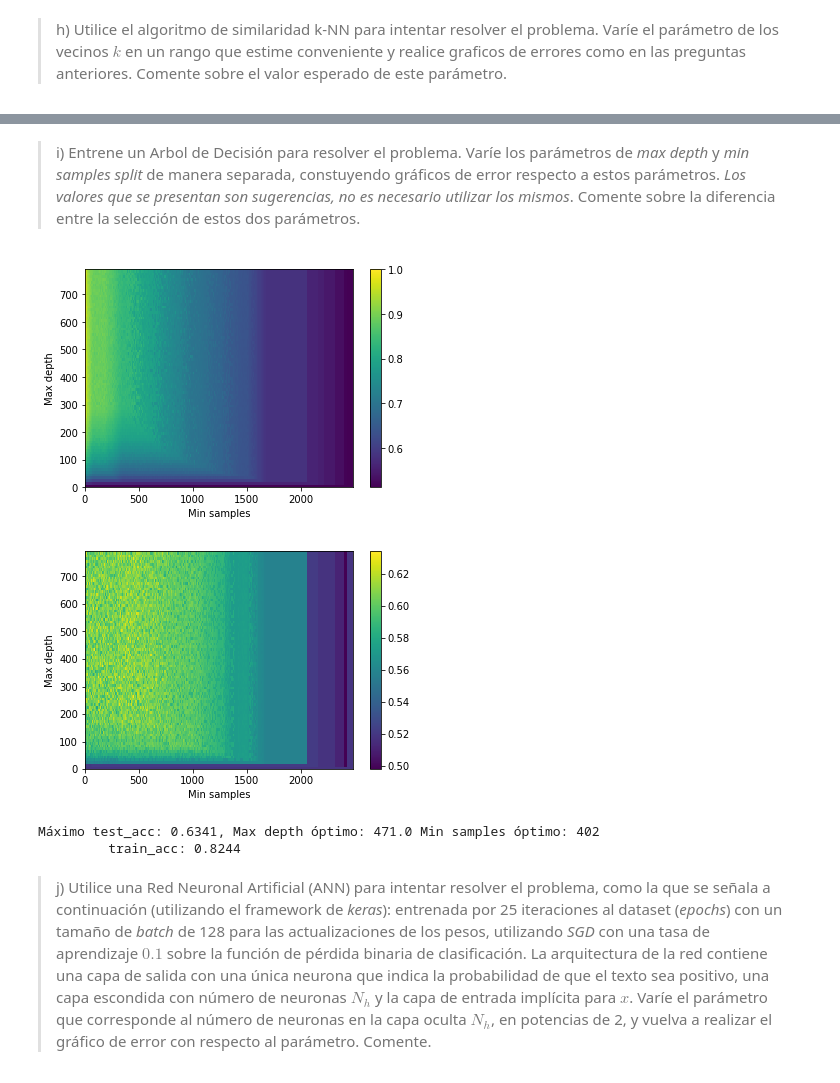
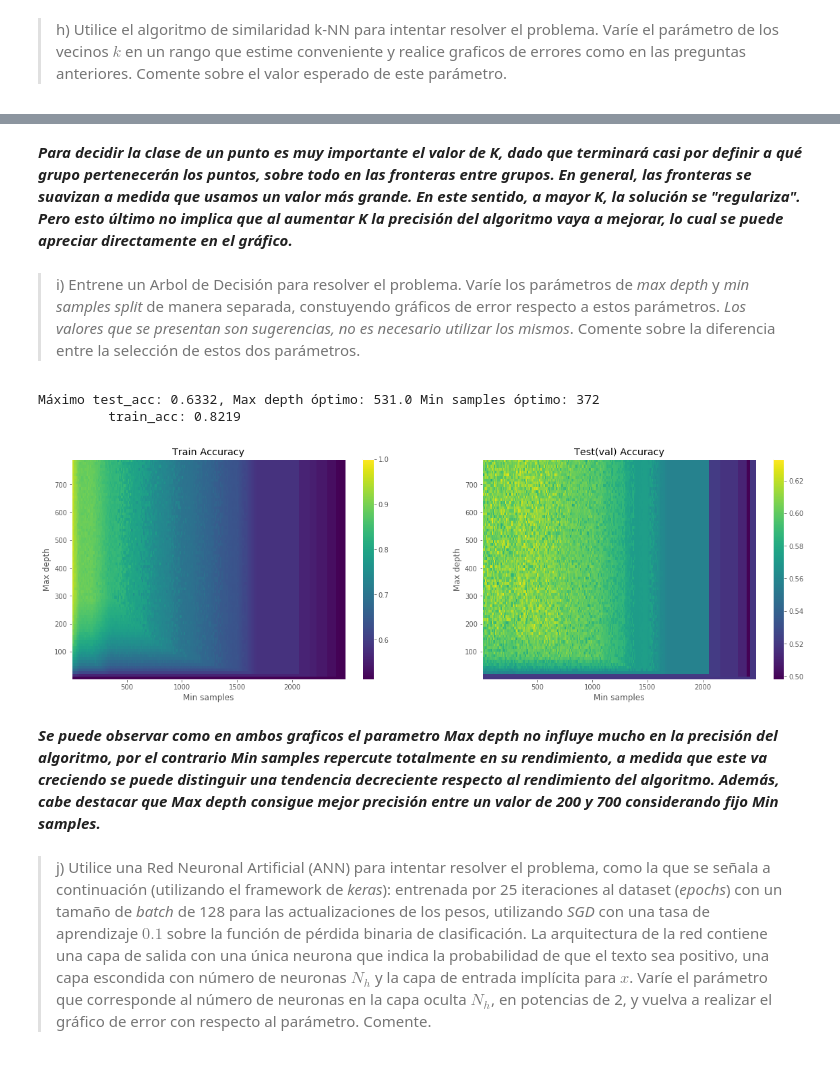
Before and after one commit to Shiroko7/INF-393-Tarea-2, a Jupyter notebook: Tarea_2_parte1.ipynb, the cells around one changed output, grey strips where cells are left out. Drawn from its saved outputs; the diff is of its cells as text; code cells hidden in the pictures.

```diff
--- a/Tarea_2_parte1.ipynb
+++ b/Tarea_2_parte1.ipynb
@@ -36,25 +36,30 @@ labels_test = df_test.Sentiment.values
 >a) Describa los datos trabajados, como la cantidad de datos en cada conjunto, largo de los textos, la cantidad de ejemplo por cada clase, o alguna otra forma que piense que pueda ser útil para comprender el problema trabajado.
 # %%
 #train df
-
-print("Data frame: train_data.csv")
-print("Shape: " + str(df_train.shape))
-print("El dataframe train tiene 3554 ejemplos distrubidos en 2 clases.")
+print("Data frame: train_data.csv\n")
+print(df_train.describe())
+print()
+print(df_train.keys())
+print("\nShape: " + str(df_train.shape))
+print("\nPodemos observar que la data posee 3554 datos y que se distribuye entre dos columnas: 'Sentiment' que tiene 2 clases,"
+      " +1 si el comentario es calificado como positivo y 0 como negativo, y 'Text' que corresponde al texto expuesto"
+      " en el comentario.\n")
 
 a = df_train[df_train['Sentiment'] == 0]['Text'].shape[0]
 b = df_train[df_train['Sentiment'] == 1]['Text'].shape[0]
 c = df_train.shape[0]
 print('Distribución de clases:')
-print('\t Clase Negativa, casos: ' +str(a)+ ', porcentaje: ' + str(round(a/c*100,2)) + '%')
-print('\t Clase Positiva, casos: ' +str(b)+ ', porcentaje: ' + str(round(b/c*100,2)) + '%')
+print('\t Clase Negativa, cantidad: ' +str(a)+ ', porcentaje: ' + str(round(a/c*100,2)) + '%')
+print('\t Clase Positiva, cantidad: ' +str(b)+ ', porcentaje: ' + str(round(b/c*100,2)) + '%')
 
 
 #general
-data = [df_train_text.str.len(), df_train[df_train['Sentiment'] == 0].Text.str.len(),df_train[df_train['Sentiment'] == 1].Text.str.len()]
+data_train = [df_train[df_train['Sentiment'] == 0].Text.str.len(),df_train[df_train['Sentiment'] == 1].Text.str.len()]
 
+plt.style.use('ggplot')
 plt.figure(figsize=(10,5))
-plt.boxplot(data, labels = ["Total", "Negativo", "Positivo"])
-plt.title('Largo de los textos train_data')
+plt.boxplot(data_train, labels = ["Negativo", "Positivo"])
+plt.title('Largo de los comentarios train_data')
 plt.ylabel('Cantidad de palabras')
 plt.show()
 # %% [output]
@@ -355,5 +462,7 @@ print("\t train_acc: "+str(round(ltrain[ltest.index(max(ltest))],2)))
 Máximo test_acc: 0.6, K óptimo: 376
          train_acc: 0.64
+# %% [markdown]
+***Para decidir la clase de un punto es muy importante el valor de K, dado que terminará casi por definir a qué grupo pertenecerán los puntos, sobre todo en las fronteras entre grupos. En general, las fronteras se suavizan a medida que usamos un valor más grande. En este sentido, a mayor K, la solución se "regulariza". Pero esto último no implica que al aumentar K la precisión del algoritmo vaya a mejorar, lo cual se puede apreciar directamente en el gráfico.***
 # %% [markdown]
 > i) Entrene un Arbol de Decisión para resolver el problema. Varíe los parámetros de *max depth* y *min samples split* de manera separada, constuyendo gráficos de error respecto a estos parámetros. *Los valores que se presentan son sugerencias, no es necesario utilizar los mismos*. Comente sobre la diferencia entre la selección de estos dos parámetros.
 # %%
@@ -383,39 +492,44 @@ for i in range(Depths.shape[0]):
 # %%
 %matplotlib inline
 #test = np.asarray(zs_train,).reshape(200,200)
 #print(len(xs_train))
+
+plt.figure(figsize=(20,6))
+
+plt.subplot(121)
 plt.pcolormesh(SamplesS,Depths,ltrain)#,vmin=0, vmax=1)
 plt.title("Train Accuracy")
 plt.xlabel("Min samples")
 plt.ylabel("Max depth")
 plt.colorbar()
-plt.show()
 
+plt.subplot(122)
 plt.pcolormesh(SamplesS,Depths,ltest)#,vmin=0, vmax=1)
 plt.title("Test(val) Accuracy")
 plt.xlabel("Min samples")
 plt.ylabel("Max depth")
 plt.colorbar()
-plt.show()
 
 m = -1
 k = -1
 l = -1
 
 for i in range(Depths.shape[0]):
     for j in range(SamplesS.shape[0]):
         if ltest[i][j] > m:
             m = ltest[i][j]
             k = i
             l = j
 
 print("Máximo test_acc: "+str(round(m,4)) + ", Max depth óptimo: "+ str(round(Depths[k],4)) + " Min samples óptimo: "+ str(round(SamplesS[l],4)))
 print("\t train_acc: "+str(round(ltrain[k][l],4)))
 # %% [output]
+Máximo test_acc: 0.6332, Max depth óptimo: 531.0 Min samples óptimo: 372
+         train_acc: 0.8219
-[figure, old version]
+[figure, new version]
-[figure, removed]
-Máximo test_acc: 0.6341, Max depth óptimo: 471.0 Min samples óptimo: 402
-         train_acc: 0.8244
+# %% [markdown]
+***Se puede observar como en ambos graficos el parametro Max depth no influye mucho en la precisión del algoritmo, por el
+contrario Min samples repercute totalmente en su rendimiento, a medida que este va creciendo se puede distinguir una tendencia decreciente respecto al rendimiento del algoritmo. Además, cabe destacar que Max depth consigue mejor precisión entre un valor de 200 y 700 considerando fijo Min samples.***
 # %% [markdown]
 > j) Utilice una Red Neuronal Artificial (ANN) para intentar resolver el problema, como la que se señala a continuación (utilizando el framework de *keras*): entrenada por 25 iteraciones al dataset (*epochs*) con un tamaño de *batch* de 128 para las actualizaciones de los pesos, utilizando *SGD* con una tasa de aprendizaje $0.1$ sobre la función de pérdida binaria de clasificación. La arquitectura de la red contiene una capa de salida con una única neurona que indica la probabilidad de que el texto sea positivo, una capa escondida con número de neuronas $N_h$ y la capa de entrada implícita para $x$. Varíe el parámetro que corresponde al número de neuronas en la capa oculta $N_h$, en potencias de 2, y vuelva a realizar el gráfico de error con respecto al parámetro. Comente.
 # %%
```
Also changed, not shown: parts of 42 cells of this notebook.
